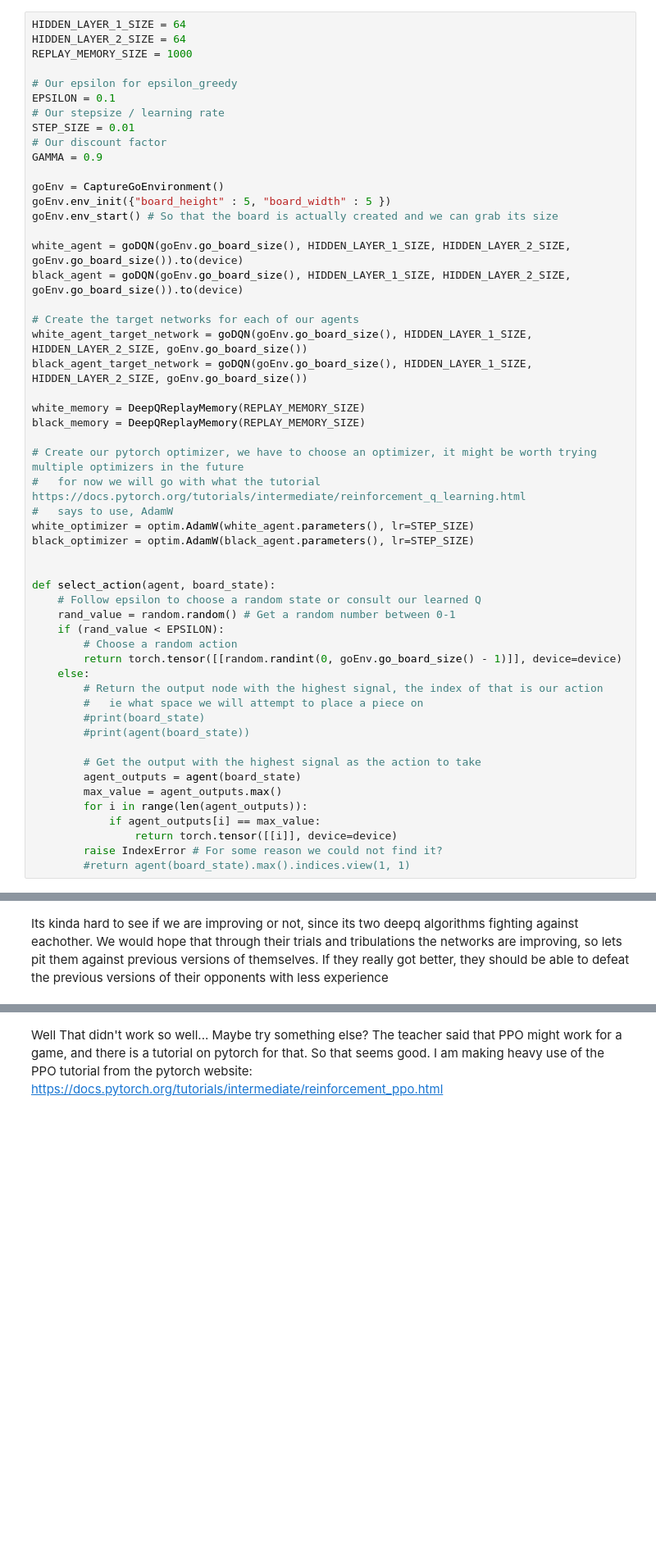
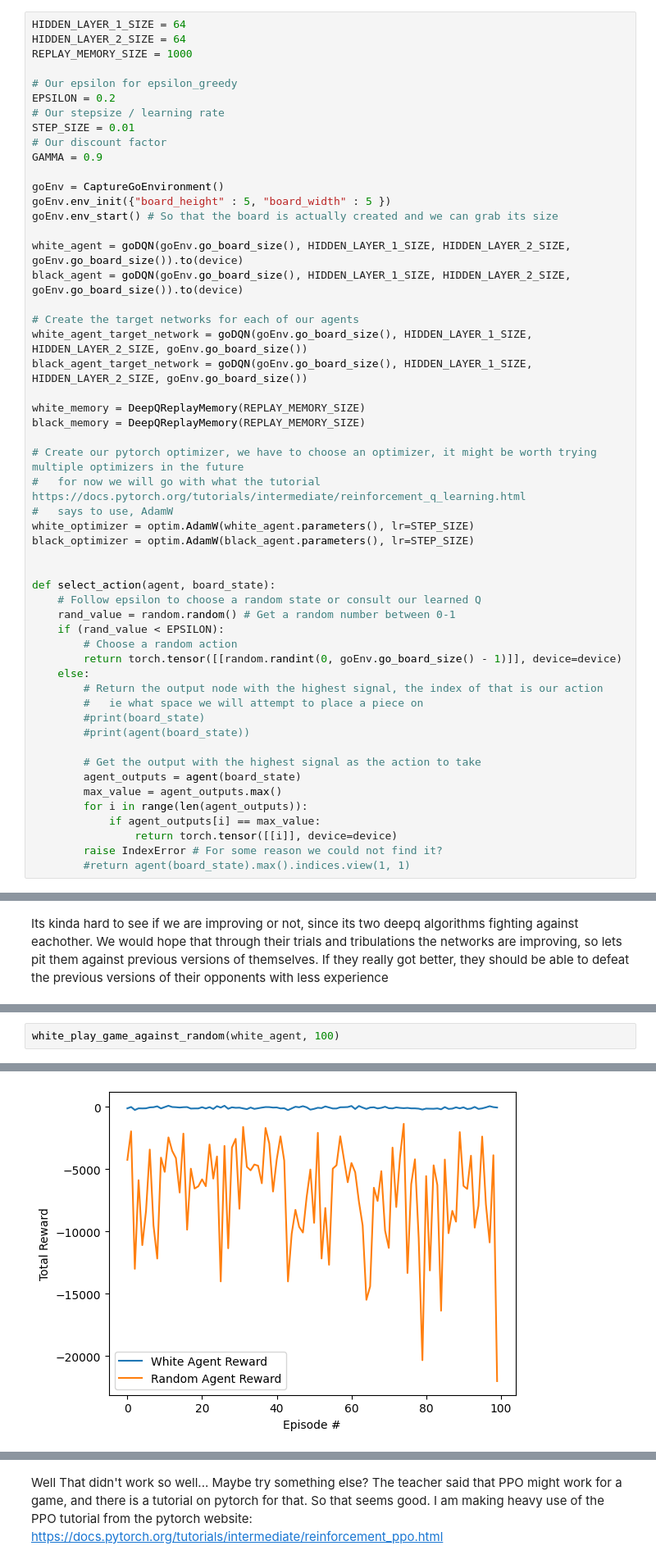
Before and after one commit to Lufferly/csc496FinalThing, a Jupyter notebook: final.ipynb, the cells around one changed output, grey strips where cells are left out. Shown at 82% size. Cells and saved outputs as stored; diff of their text form; blank space fills up the shorter version.

Commit message:
Adding comparison against random agent (cool), also some bug fixes ssss s s

```diff
--- a/final.ipynb
+++ b/final.ipynb
@@ -519,7 +521,7 @@ HIDDEN_LAYER_2_SIZE = 64
 REPLAY_MEMORY_SIZE = 1000
 
 # Our epsilon for epsilon_greedy
-EPSILON = 0.1
+EPSILON = 0.2
 # Our stepsize / learning rate
 STEP_SIZE = 0.01
 # Our discount factor
@@ -926,0 +976,3 @@ Game # 119
+# %%
+white_play_game_against_random(white_agent, 100)
+# %% [output]
@@ -926,0 +996 @@ Game # 119
+[figure, added]
```
Also changed, not shown: parts of 11 cells of this notebook.
